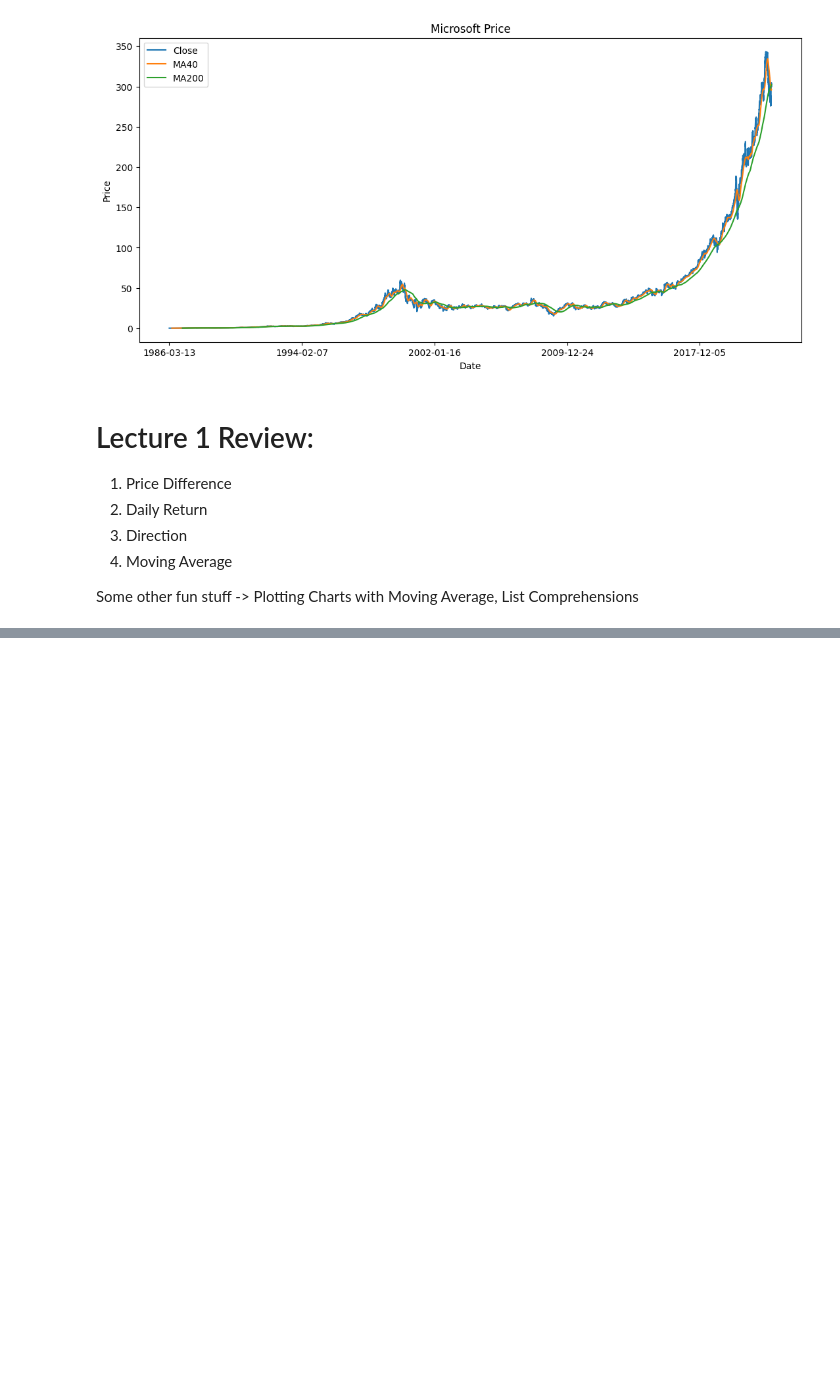
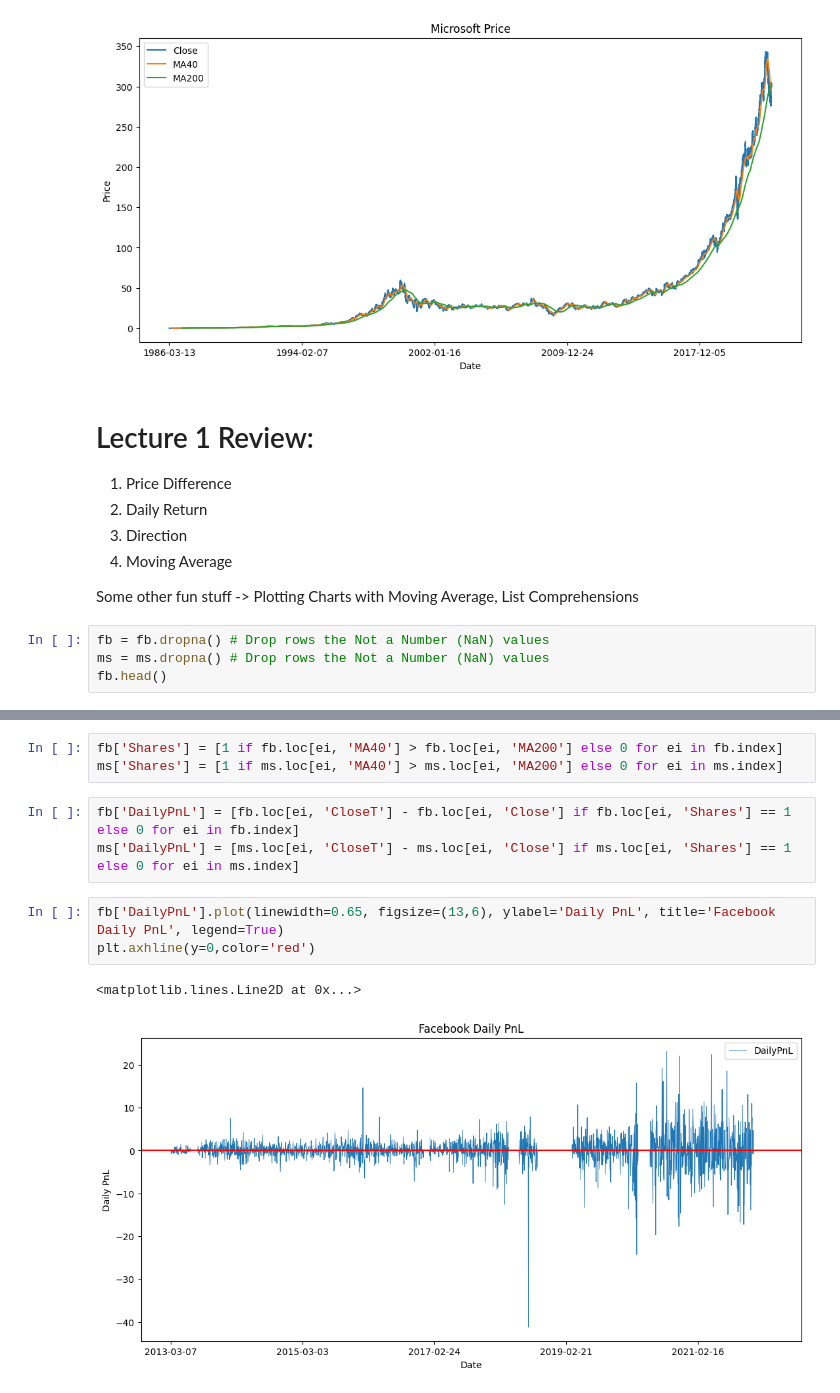
Before and after one commit to DinYeo/CourseraHKU, a Jupyter notebook: Module 1.ipynb, the cells around one changed output, grey strips where cells are left out. Cells and saved outputs as stored; diff of their text form; blank space fills up the shorter version.

```diff
--- a/Chapter 1.ipynb
+++ b/Module 1.ipynb
@@ -230,3 +230,7 @@ ms['MA200'].plot(legend=True)
 4. Moving Average
 
 Some other fun stuff -> Plotting Charts with Moving Average, List Comprehensions
+# %%
+fb = fb.dropna() # Drop rows the Not a Number (NaN) values
+ms = ms.dropna() # Drop rows the Not a Number (NaN) values
+fb.head()
@@ -232,0 +253,12 @@ Some other fun stuff -> Plotting Charts with Moving Average, List Comprehensions
+# %%
+fb['Shares'] = [1 if fb.loc[ei, 'MA40'] > fb.loc[ei, 'MA200'] else 0 for ei in fb.index]
+ms['Shares'] = [1 if ms.loc[ei, 'MA40'] > ms.loc[ei, 'MA200'] else 0 for ei in ms.index]
+# %%
+fb['DailyPnL'] = [fb.loc[ei, 'CloseT'] - fb.loc[ei, 'Close'] if fb.loc[ei, 'Shares'] == 1 else 0 for ei in fb.index]
+ms['DailyPnL'] = [ms.loc[ei, 'CloseT'] - ms.loc[ei, 'Close'] if ms.loc[ei, 'Shares'] == 1 else 0 for ei in ms.index]
+# %%
+fb['DailyPnL'].plot(linewidth=0.65, figsize=(13,6), ylabel='Daily PnL', title='Facebook Daily PnL', legend=True)
+plt.axhline(y=0,color='red')
+# %% [output]
+<matplotlib.lines.Line2D at 0x...>
+[figure, added]
```
Also changed, not shown: parts of 11 cells of this notebook, 2 other files.
